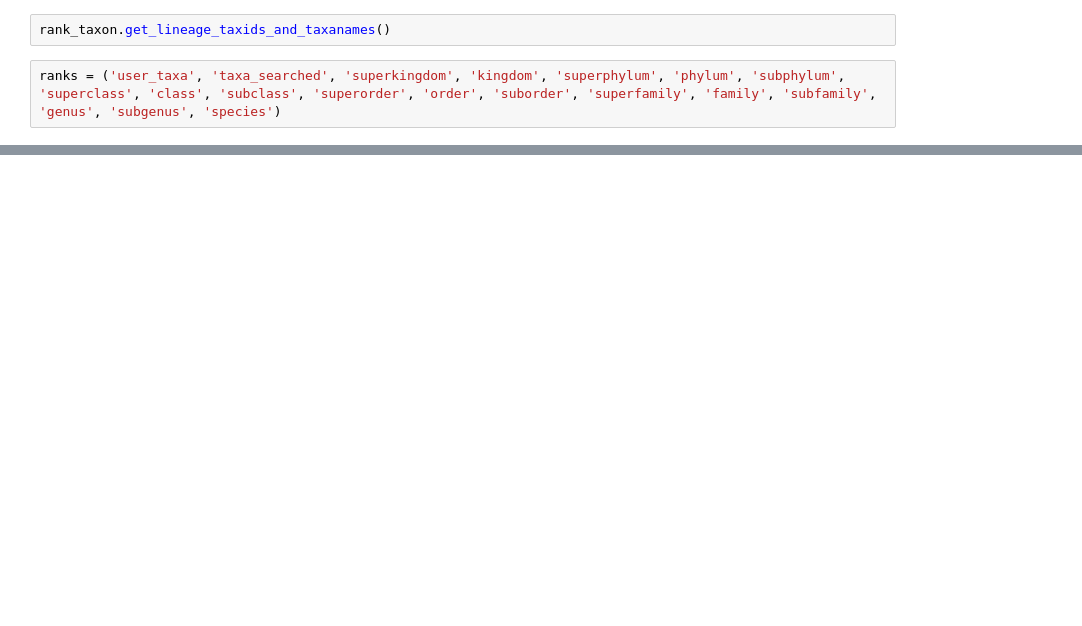
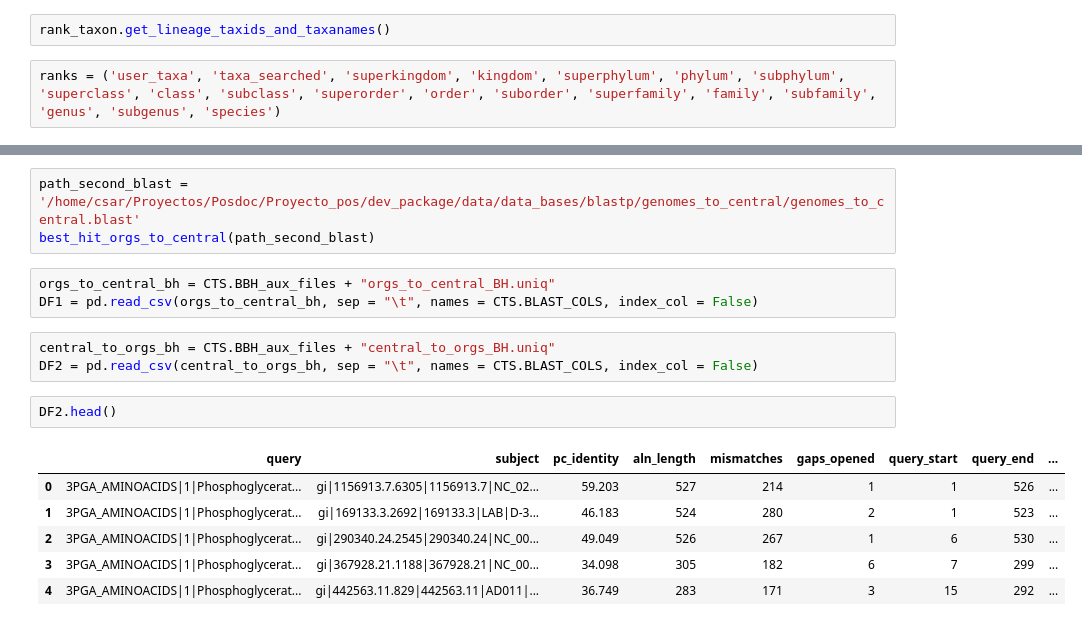
Before and after one commit to CsarMijangos/dev_Evo, a Jupyter notebook: devEvo.ipynb, the cells around one changed output, grey strips where cells are left out. Drawn from its saved outputs; the diff is of its cells as text; blank space fills up the shorter version.

```diff
--- a/devEvo.ipynb
+++ b/devEvo.ipynb
@@ -300,0 +565,18 @@ for potential_taxid in rank_taxon.lineages:
+# %%
+path_second_blast = '/home/csar/Proyectos/Posdoc/Proyecto_pos/dev_package/data/data_bases/blastp/genomes_to_central/genomes_to_central.blast'
+best_hit_orgs_to_central(path_second_blast)
+# %%
+orgs_to_central_bh = CTS.BBH_aux_files + "orgs_to_central_BH.uniq"
+DF1 = pd.read_csv(orgs_to_central_bh, sep = "\t", names = CTS.BLAST_COLS, index_col = False)
+# %%
+central_to_orgs_bh = CTS.BBH_aux_files + "central_to_orgs_BH.uniq"
+DF2 = pd.read_csv(central_to_orgs_bh, sep = "\t", names = CTS.BLAST_COLS, index_col = False)
+# %%
+DF2.head()
+# %% [output]
+|  | query | subject | pc_identity | aln_length | mismatches | gaps_opened | query_start | query_end | ... |
+| 0 | 3PGA_AMINOACIDS|1|Phosphoglycerat... | gi|1156913.7.6305|1156913.7|NC_02... | 59.203 | 527 | 214 | 1 | 1 | 526 | ... |
+| 1 | 3PGA_AMINOACIDS|1|Phosphoglycerat... | gi|169133.3.2692|169133.3|LAB|D-3... | 46.183 | 524 | 280 | 2 | 1 | 523 | ... |
+| 2 | 3PGA_AMINOACIDS|1|Phosphoglycerat... | gi|290340.24.2545|290340.24|NC_00... | 49.049 | 526 | 267 | 1 | 6 | 530 | ... |
+| 3 | 3PGA_AMINOACIDS|1|Phosphoglycerat... | gi|367928.21.1188|367928.21|NC_00... | 34.098 | 305 | 182 | 6 | 7 | 299 | ... |
+| 4 | 3PGA_AMINOACIDS|1|Phosphoglycerat... | gi|442563.11.829|442563.11|AD011|... | 36.749 | 283 | 171 | 3 | 15 | 292 | ... |
```
Also changed, not shown: parts of 42 cells of this notebook, 7 other files.
